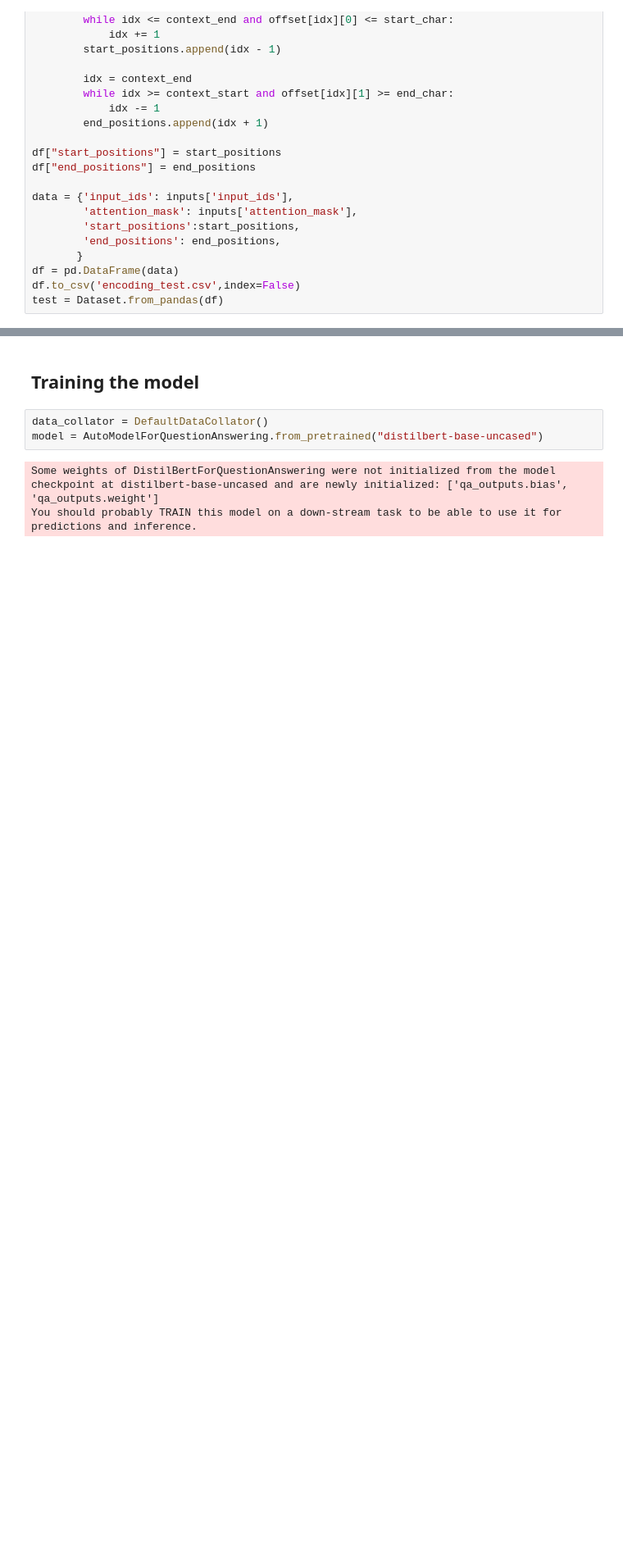
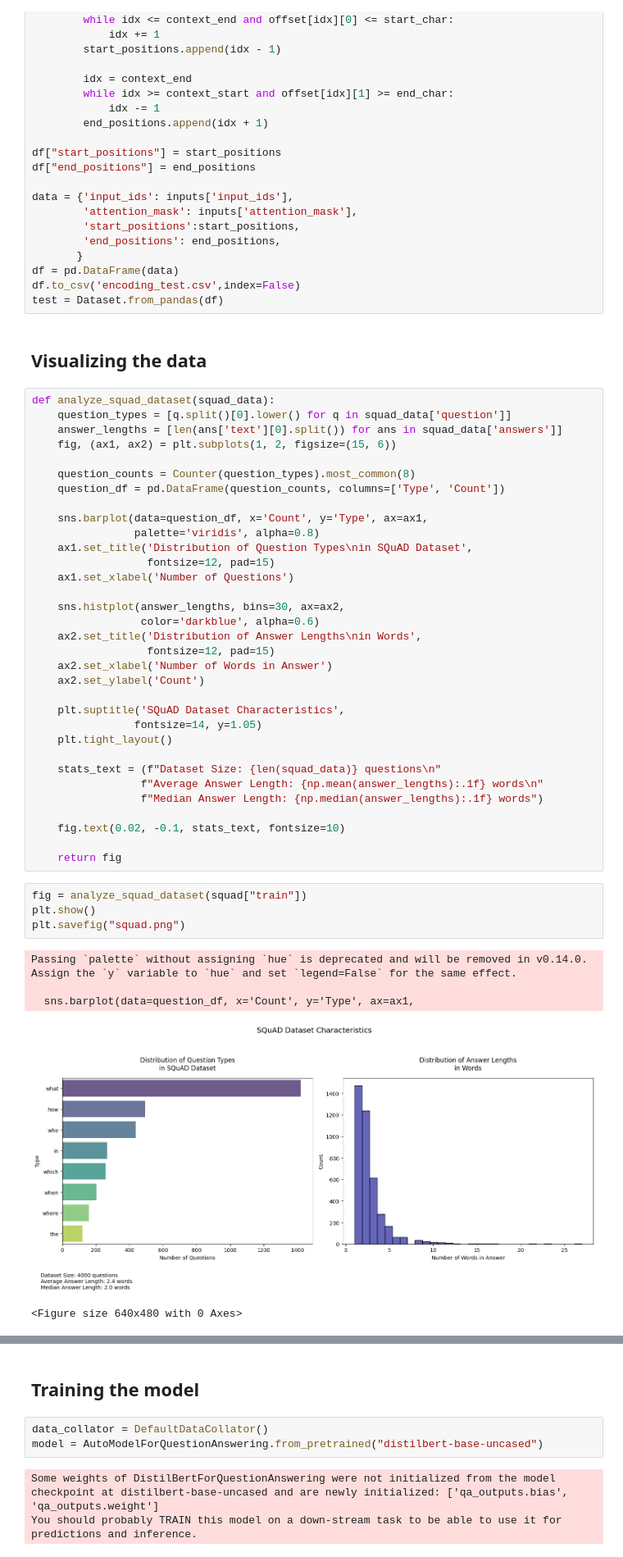
Before and after one commit to tanaya09/CS6923-ML-Project, a Jupyter notebook: BERT/BERT_Fine_Tuned.ipynb, the cells around one changed output, grey strips where cells are left out. Shown at 82% size. Drawn from its saved outputs; the diff is of its cells as text; blank space fills up the shorter version.

```diff
--- a/BERT/BERT_Fine_Tuned.ipynb
+++ b/BERT/BERT_Fine_Tuned.ipynb
@@ -191,3 +192,48 @@ data = {'input_ids': inputs['input_ids'],
 df = pd.DataFrame(data)
 df.to_csv('encoding_test.csv',index=False)
 test = Dataset.from_pandas(df)
+# %% [markdown]
+## Visualizing the data
+# %%
+def analyze_squad_dataset(squad_data):
+    question_types = [q.split()[0].lower() for q in squad_data['question']]
+    answer_lengths = [len(ans['text'][0].split()) for ans in squad_data['answers']]
+    fig, (ax1, ax2) = plt.subplots(1, 2, figsize=(15, 6))
+
+    question_counts = Counter(question_types).most_common(8)
+    question_df = pd.DataFrame(question_counts, columns=['Type', 'Count'])
+
+    sns.barplot(data=question_df, x='Count', y='Type', ax=ax1,
+                palette='viridis', alpha=0.8)
+    ax1.set_title('Distribution of Question Types\nin SQuAD Dataset',
+                  fontsize=12, pad=15)
+    ax1.set_xlabel('Number of Questions')
+
+    sns.histplot(answer_lengths, bins=30, ax=ax2,
+                 color='darkblue', alpha=0.6)
+    ax2.set_title('Distribution of Answer Lengths\nin Words',
+                  fontsize=12, pad=15)
+    ax2.set_xlabel('Number of Words in Answer')
+    ax2.set_ylabel('Count')
+
+    plt.suptitle('SQuAD Dataset Characteristics',
+                fontsize=14, y=1.05)
+    plt.tight_layout()
+
+    stats_text = (f"Dataset Size: {len(squad_data)} questions\n"
+                 f"Average Answer Length: {np.mean(answer_lengths):.1f} words\n"
+                 f"Median Answer Length: {np.median(answer_lengths):.1f} words")
+
+    fig.text(0.02, -0.1, stats_text, fontsize=10)
+
+    return fig
+# %%
+fig = analyze_squad_dataset(squad["train"])
+plt.show()
+plt.savefig("squad.png")
+# %% [output]
+Passing `palette` without assigning `hue` is deprecated and will be removed in v0.14.0. Assign the `y` variable to `hue` and set `legend=False` for the same effect.
+
+  sns.barplot(data=question_df, x='Count', y='Type', ax=ax1,
+[figure, added]
+<Figure size 640x480 with 0 Axes>
```
Also changed, not shown: parts of 13 cells of this notebook, 1 other file.
